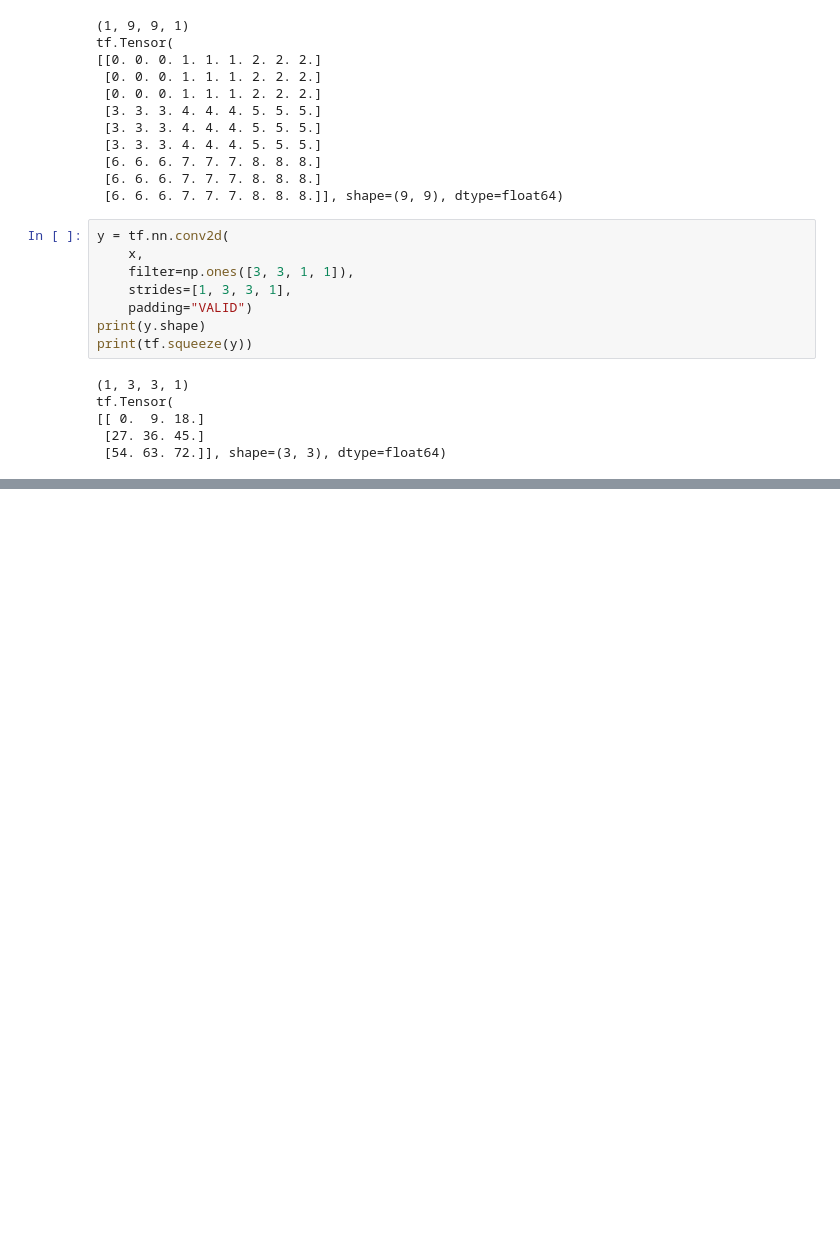
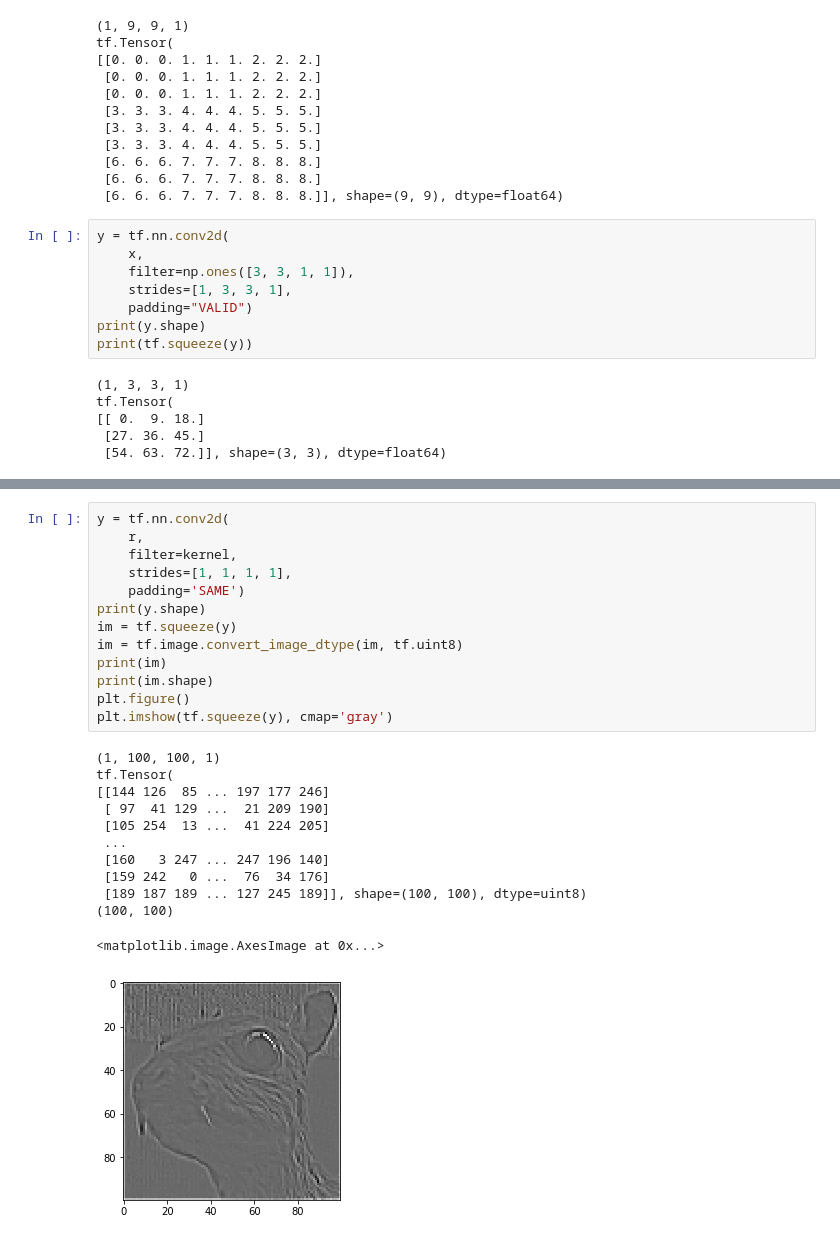
Before and after one commit to huanghao/learning-tensorflow, a Jupyter notebook: notes/tf.nn.ipynb, the cells around one changed output, grey strips where cells are left out. Cells and saved outputs as stored; diff of their text form; blank space fills up the shorter version.

```diff
--- a/notes/tf.nn.ipynb
+++ b/notes/tf.nn.ipynb
@@ -125,0 +155,26 @@ tf.Tensor(
+# %%
+y = tf.nn.conv2d(
+    r,
+    filter=kernel,
+    strides=[1, 1, 1, 1],
+    padding='SAME')
+print(y.shape)
+im = tf.squeeze(y)
+im = tf.image.convert_image_dtype(im, tf.uint8)
+print(im)
+print(im.shape)
+plt.figure()
+plt.imshow(tf.squeeze(y), cmap='gray')
+# %% [output]
+(1, 100, 100, 1)
+tf.Tensor(
+[[144 126  85 ... 197 177 246]
+ [ 97  41 129 ...  21 209 190]
+ [105 254  13 ...  41 224 205]
+ ...
+ [160   3 247 ... 247 196 140]
+ [159 242   0 ...  76  34 176]
+ [189 187 189 ... 127 245 189]], shape=(100, 100), dtype=uint8)
+(100, 100)
+<matplotlib.image.AxesImage at 0x...>
+[figure, added]
```
Also changed, not shown: parts of 9 cells of this notebook, 1 other file.
